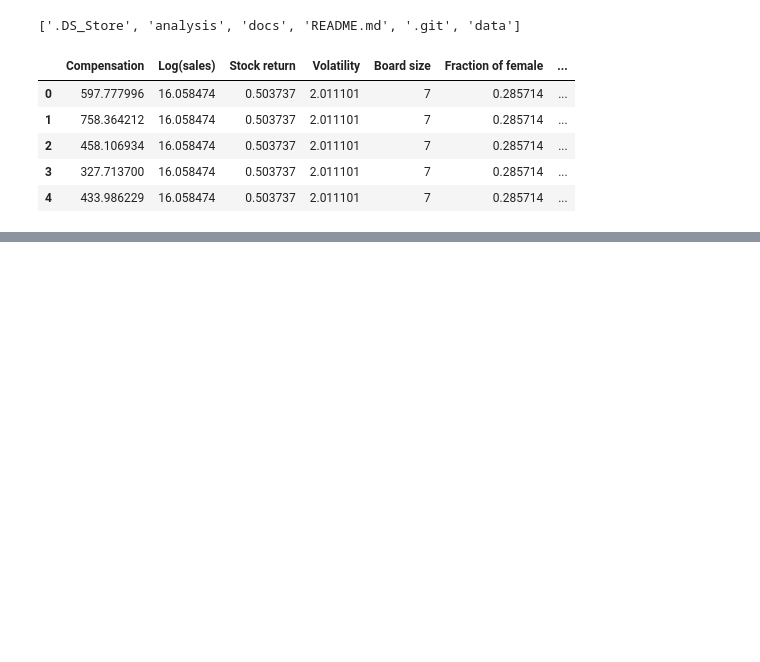
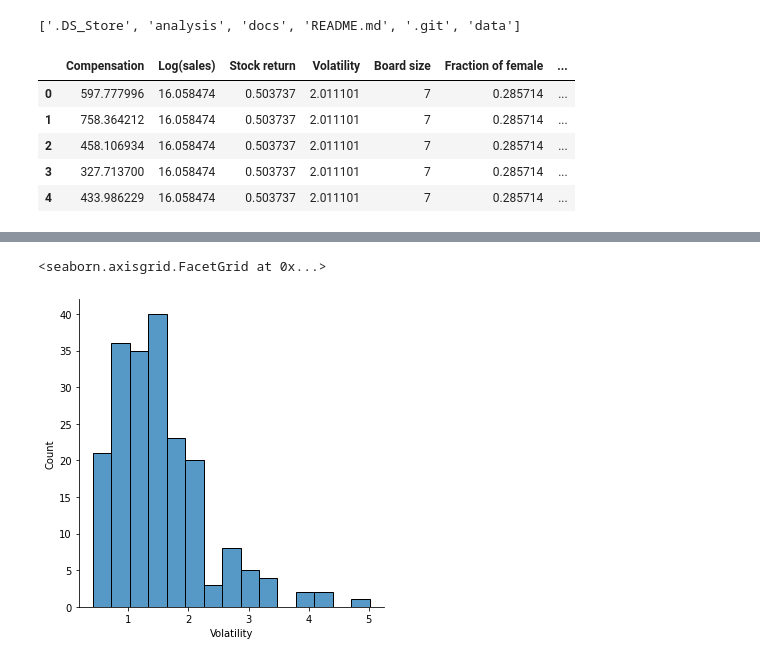
Before and after one commit to AndrewFerris/mbs_da_assessment_2, a Jupyter notebook: analysis/initial_data_exploration.ipynb, the cells around one changed output, grey strips where cells are left out. Cells and saved outputs as stored; diff of their text form; code cells hidden in the pictures; blank space fills up the shorter version.

```diff
--- a/analysis/initial_data_exploration.ipynb
+++ b/analysis/initial_data_exploration.ipynb
@@ -49,0 +111,5 @@ df['sales'] = np.exp(df['Log(sales)'])
+# %%
+sns.displot(df_cmp, x="Volatility")
+# %% [output]
+<seaborn.axisgrid.FacetGrid at 0x...>
+[figure, added]
```
Also changed, not shown: parts of 23 cells of this notebook.
